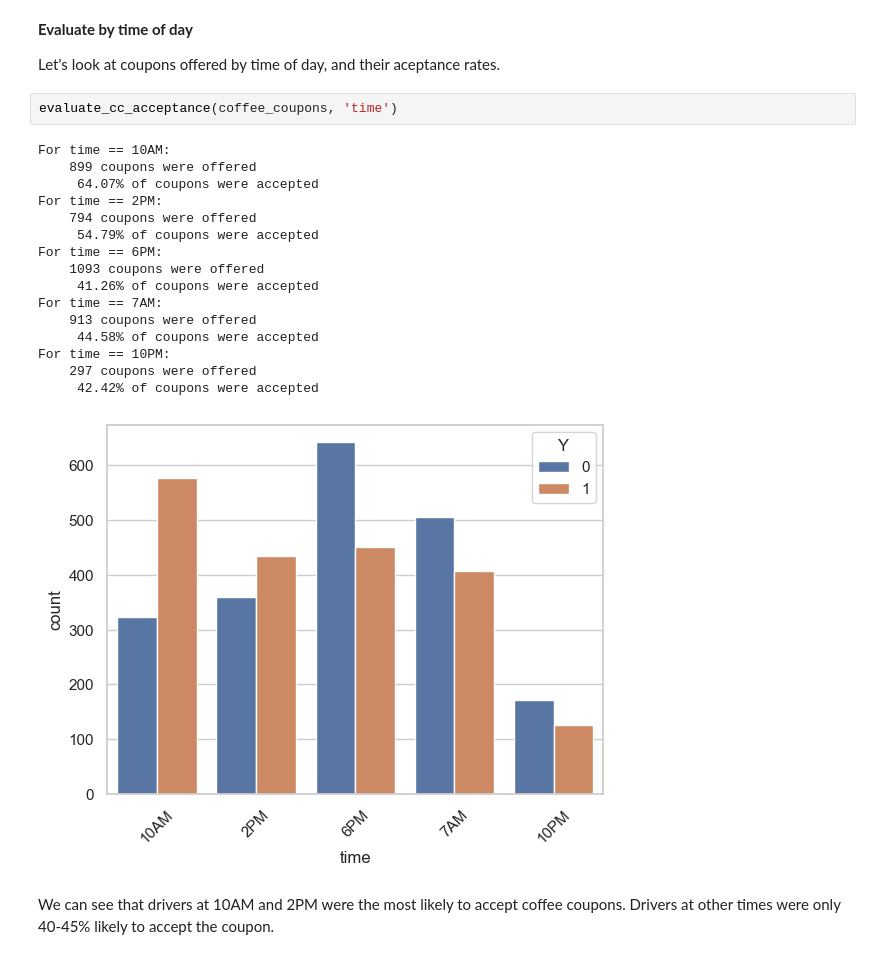
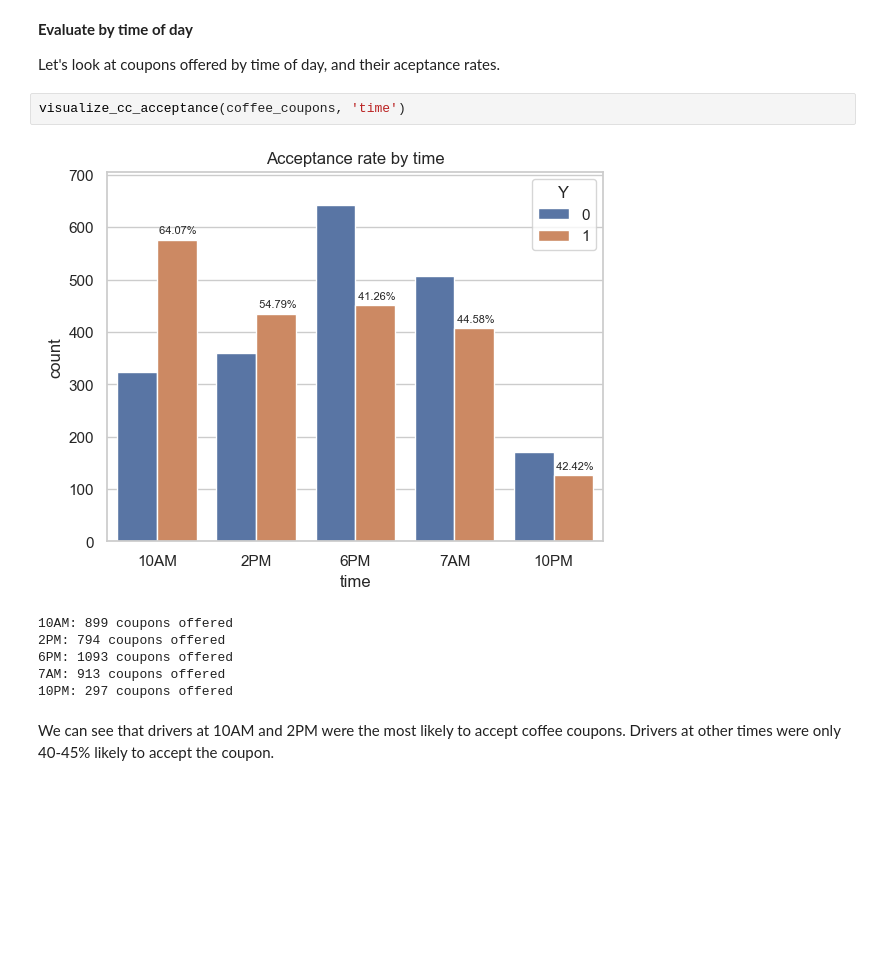
Before and after one commit to siraj-ahmed-cal/practical-application-1, a Jupyter notebook: prompt.ipynb, the cells around one changed output. Drawn from its saved outputs; the diff is of its cells as text; blank space fills up the shorter version.

```diff
--- a/prompt.ipynb
+++ b/prompt.ipynb
@@ -449,24 +444,14 @@ This shows that about a drivers with no urgent destination were most likely to a
 
 Let's look at coupons offered by time of day, and their aceptance rates.
 # %%
-evaluate_cc_acceptance(coffee_coupons, 'time')
+visualize_cc_acceptance(coffee_coupons, 'time')
 # %% [output]
+[figure, new version]
-For time == 10AM:
-    899 coupons were offered
-     64.07% of coupons were accepted
-For time == 2PM:
-    794 coupons were offered
-     54.79% of coupons were accepted
-For time == 6PM:
-    1093 coupons were offered
-     41.26% of coupons were accepted
-For time == 7AM:
-    913 coupons were offered
-     44.58% of coupons were accepted
-For time == 10PM:
-    297 coupons were offered
-     42.42% of coupons were accepted
+10AM: 899 coupons offered
+2PM: 794 coupons offered
+6PM: 1093 coupons offered
+7AM: 913 coupons offered
+10PM: 297 coupons offered
-[figure, old version]
 # %% [markdown]
 We can see that drivers at 10AM and 2PM were the most likely to accept coffee coupons. Drivers at other times were only 40-45% likely to accept the coupon.
 # %% [markdown]
```
Also changed, not shown: parts of 12 cells of this notebook, 5 other files.
